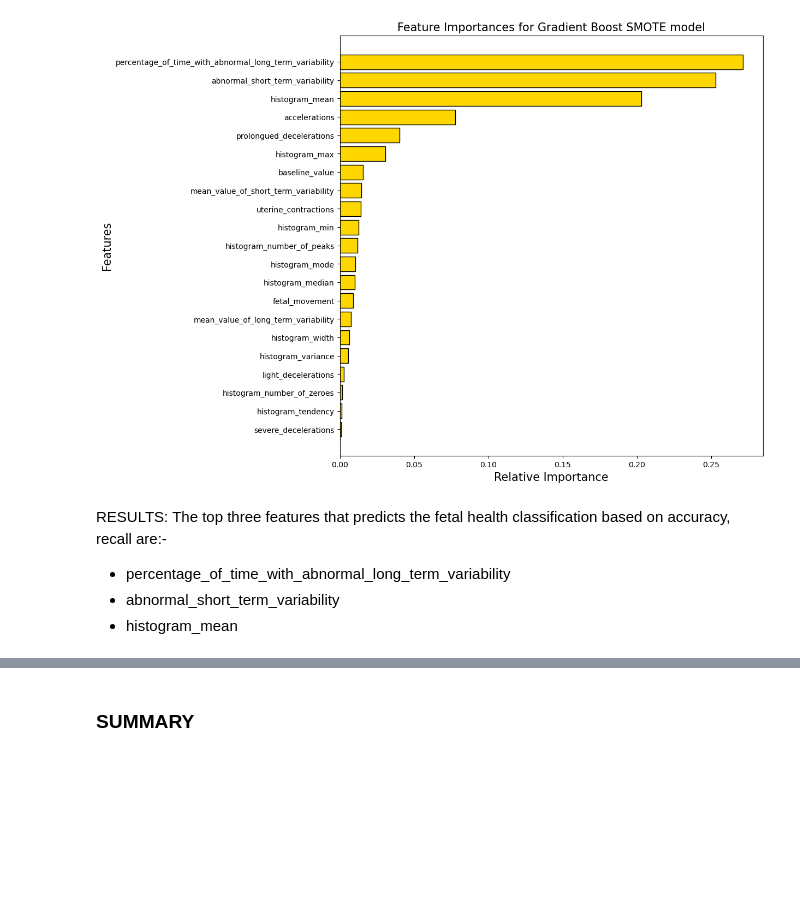
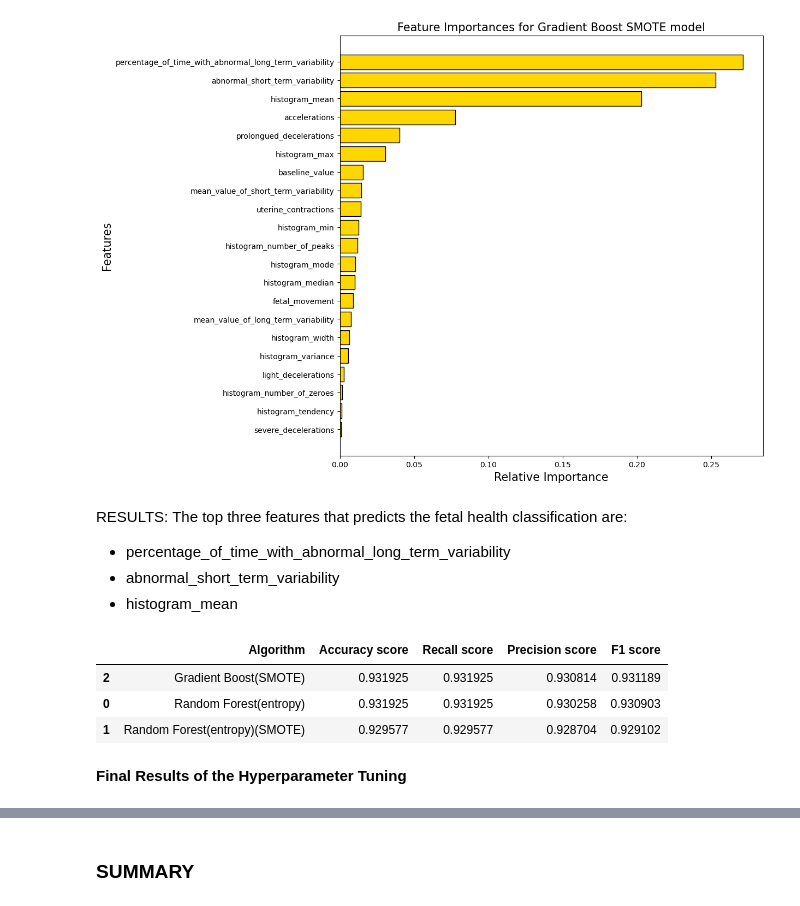
Before and after one commit to charriemascio/Capstone3FetalHealthClassification, a Jupyter notebook: Capstone3PreprocessingModeling.ipynb, the cells around one changed output, grey strips where cells are left out. Drawn from its saved outputs; the diff is of its cells as text; code cells hidden in the pictures; blank space fills up the shorter version.

```diff
--- a/Capstone3PreprocessingModeling.ipynb
+++ b/Capstone3PreprocessingModeling.ipynb
@@ -1060,3 +1096,5 @@ F1: 0.9270548454242166
+# %%
+tuned_df=tuned_df.append({'Algorithm':'Random Forest(entropy)(SMOTE)','Accuracy score': Accuracy_rf,'Recall score': Recall_rf,'Precision score':Precision_rf,'F1 score':F1_rf}, ignore_index = True)
 # %%
 features = dfX
 importances = list(rf.feature_importances_)
@@ -1112,7 +1150,8 @@ from sklearn.model_selection import RandomizedSearchCV
 
 # Results captured below.  Commenting out to reduce recalculation of the workbook.
 
-GB = GradientBoostingClassifier()
+# Commented out to prevent rerunning due to time.
+#GB = GradientBoostingClassifier()
 gb_param = {
     'subsample': [0.8],
     'learning_rate': [0.04, 0.05, 0.06],
@@ -1122,7 +1161,7 @@ gb_param = {
     'max_leaf_nodes': [90, 100, 110]
 }
 
-gsGB = RandomizedSearchCV(GB, param_distributions = gb_param, cv=3, n_iter=100, n_jobs= -1, verbose = 2, random_state=2)
-gsGB.fit(Xtrain_res,ytrain_res)
-print(gsGB.best_estimator_)
-print(gsGB.best_score_)
+#gsGB = RandomizedSearchCV(GB, param_distributions = gb_param, cv=3, n_iter=100, n_jobs= -1, verbose = 2, random_state=2)
+#gsGB.fit(Xtrain_res,ytrain_res)
+#print(gsGB.best_estimator_)
+#print(gsGB.best_score_)
@@ -1143,8 +1185,8 @@ Accuracy_gbc = accuracy_score(ytest,y_predict_gbc)
 print("Accuracy: "+str(Accuracy_gbc))
 Recall_gbc = recall_score(ytest,y_predict_gbc, average='weighted')
 print("Recall: "+str(Recall_gbc))
-Precision_rf = precision_score(ytest,y_predict_rf,average='weighted')
-print("Precision: "+str(Precision_rf))
+Precision_gbc = precision_score(ytest,y_predict_gbc,average='weighted')
+print("Precision: "+str(Precision_gbc))
 F1_gbc = f1_score(ytest,y_predict_gbc, average='weighted')
 print("F1: "+str(F1_gbc))
 # %% [output]
@@ -1154,4 +1196,6 @@ Precision: 0.9309336108451767
 F1: 0.9311891422778102
+# %%
+tuned_df=tuned_df.append({'Algorithm':'Gradient Boost(SMOTE)','Accuracy score': Accuracy_gbc,'Recall score': Recall_gbc,'Precision score':Precision_gbc,'F1 score':F1_gbc}, ignore_index = True)
 # %%
 features = dfX
 importances = list(GB.feature_importances_)
@@ -1195,8 +1239,17 @@ plt.show()
 5                                severe_decelerations           0.000963
 [figure]
 # %% [markdown]
-RESULTS: The top three features that predicts the fetal health classification based on accuracy, recall are:-
+RESULTS: The top three features that predicts the fetal health classification are:
 
 - percentage_of_time_with_abnormal_long_term_variability
 - abnormal_short_term_variability
 - histogram_mean
+# %%
+display(tuned_df.sort_values('F1 score', ascending=False))
+# %% [output]
+|  | Algorithm | Accuracy score | Recall score | Precision score | F1 score |
+| 2 | Gradient Boost(SMOTE) | 0.931925 | 0.931925 | 0.930814 | 0.931189 |
+| 0 | Random Forest(entropy) | 0.931925 | 0.931925 | 0.930258 | 0.930903 |
+| 1 | Random Forest(entropy)(SMOTE) | 0.929577 | 0.929577 | 0.928704 | 0.929102 |
+# %% [markdown]
+**Final Results of the Hyperparameter Tuning**
```
Also changed, not shown: parts of 63 cells of this notebook, 5 other files.
